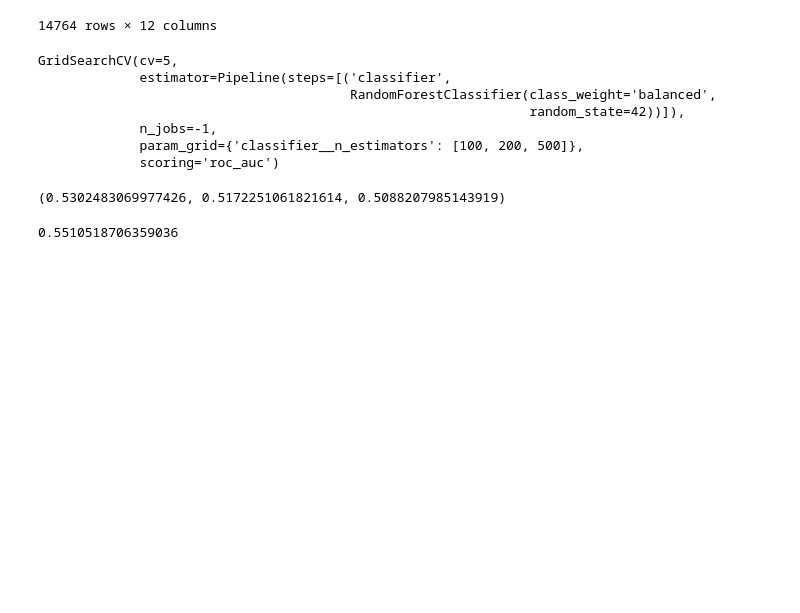
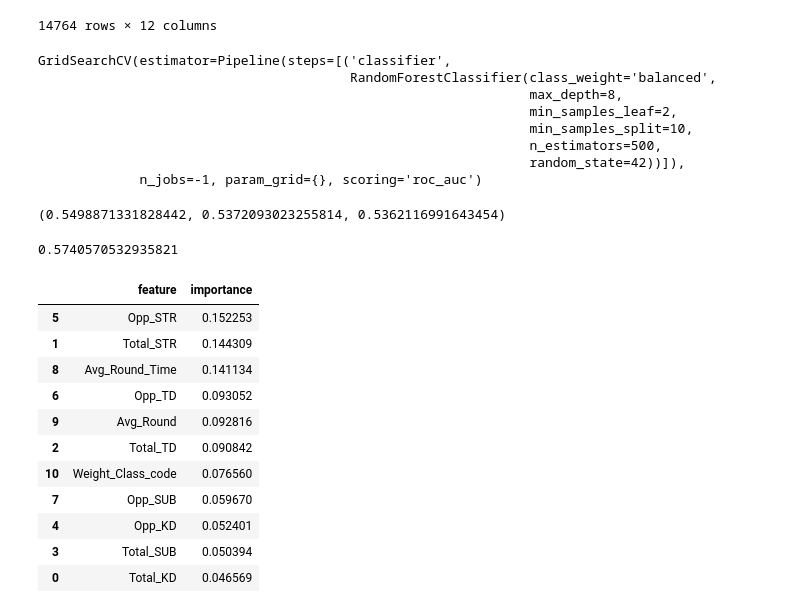
Before and after one commit to Terminator567/mma-fight-predictor, a Jupyter notebook: models/RandomForestClassifier.ipynb, the cells around one changed output. Cells and saved outputs as stored; diff of their text form; code cells hidden in the pictures; blank space fills up the shorter version.

```diff
--- a/models/RandomForestClassifier.ipynb
+++ b/models/RandomForestClassifier.ipynb
@@ -74,26 +104,35 @@ x_train, x_test, y_train, y_test = train_test_split(x, y, test_size=0.3, random_
 # %%
 pipe = Pipeline([
     ("classifier", RandomForestClassifier(
+        n_estimators=500,
         random_state=42,
-        class_weight="balanced"
+        class_weight="balanced",
+        max_depth=8,
+        min_samples_leaf=2,
+        min_samples_split=10,
     ))
 ])
 # %%
-param_grid = {
-    "classifier__n_estimators": [100, 200, 500],
-}
+# param_grid = {
+#     "classifier__n_estimators": [200, 500],
+#     "classifier__max_depth": [None, 8, 15],
+#     "classifier__min_samples_split": [2, 5, 10],
+#     "classifier__min_samples_leaf": [1, 2, 4],
+#     "classifier__max_features": ["sqrt", "log2"]
+# }
 
-grid = GridSearchCV(pipe, param_grid, cv=5, scoring='roc_auc', n_jobs=-1)
+grid = GridSearchCV(pipe, {}, scoring='roc_auc', n_jobs=-1)
 # %%
 grid.fit(x_train, y_train)
 # %% [output]
-GridSearchCV(cv=5,
-             estimator=Pipeline(steps=[('classifier',
+GridSearchCV(estimator=Pipeline(steps=[('classifier',
                                         RandomForestClassifier(class_weight='balanced',
+                                                               max_depth=8,
+                                                               min_samples_leaf=2,
+                                                               min_samples_split=10,
+                                                               n_estimators=500,
                                                                random_state=42))]),
-             n_jobs=-1,
-             param_grid={'classifier__n_estimators': [100, 200, 500]},
-             scoring='roc_auc')
+             n_jobs=-1, param_grid={}, scoring='roc_auc')
 # %%
 y_pred = grid.predict(x_test)
 # %%
@@ -105,10 +144,34 @@ recall = metrics.recall_score(y_test, y_pred)
 
 acc, prec, recall
 # %% [output]
-(0.5302483069977426, 0.5172251061821614, 0.5088207985143919)
+(0.5498871331828442, 0.5372093023255814, 0.5362116991643454)
 # %%
 y_proba = grid.predict_proba(x_test)[:, 1]
 roc_auc = float(metrics.roc_auc_score(y_test, y_proba))
 roc_auc
 # %% [output]
-0.5510518706359036
+0.5740570532935821
+# %%
+import pandas as pd
+
+importances = grid.best_estimator_.named_steps["classifier"].feature_importances_
+
+feat_imp = pd.DataFrame({
+    "feature": x.columns,
+    "importance": importances
+}).sort_values("importance", ascending=False)
+
+feat_imp
+# %% [output]
+|  | feature | importance |
+| 5 | Opp_STR | 0.152253 |
+| 1 | Total_STR | 0.144309 |
+| 8 | Avg_Round_Time | 0.141134 |
+| 6 | Opp_TD | 0.093052 |
+| 9 | Avg_Round | 0.092816 |
+| 2 | Total_TD | 0.090842 |
+| 10 | Weight_Class_code | 0.076560 |
+| 7 | Opp_SUB | 0.059670 |
+| 4 | Opp_KD | 0.052401 |
+| 3 | Total_SUB | 0.050394 |
+| 0 | Total_KD | 0.046569 |
```
Also changed, not shown: parts of 3 cells of this notebook, 9 other files.
